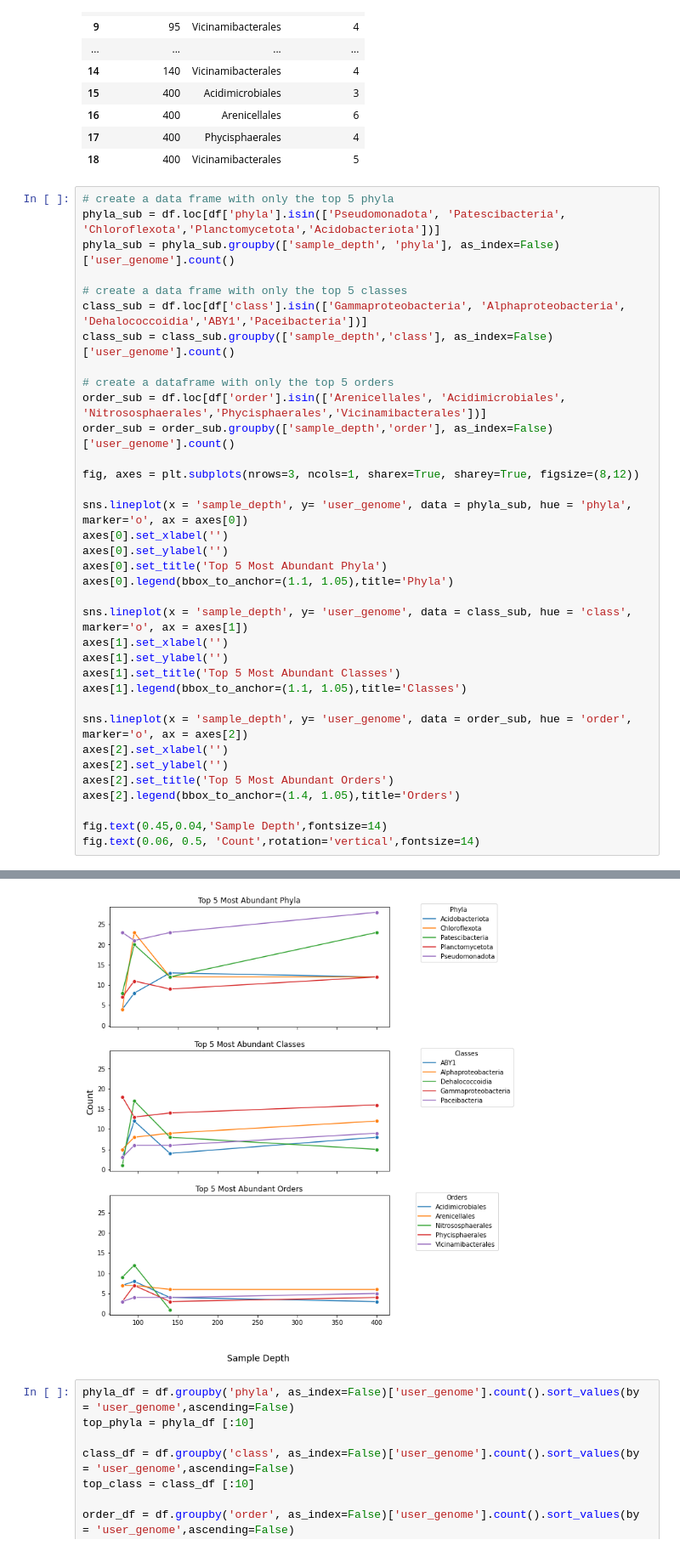
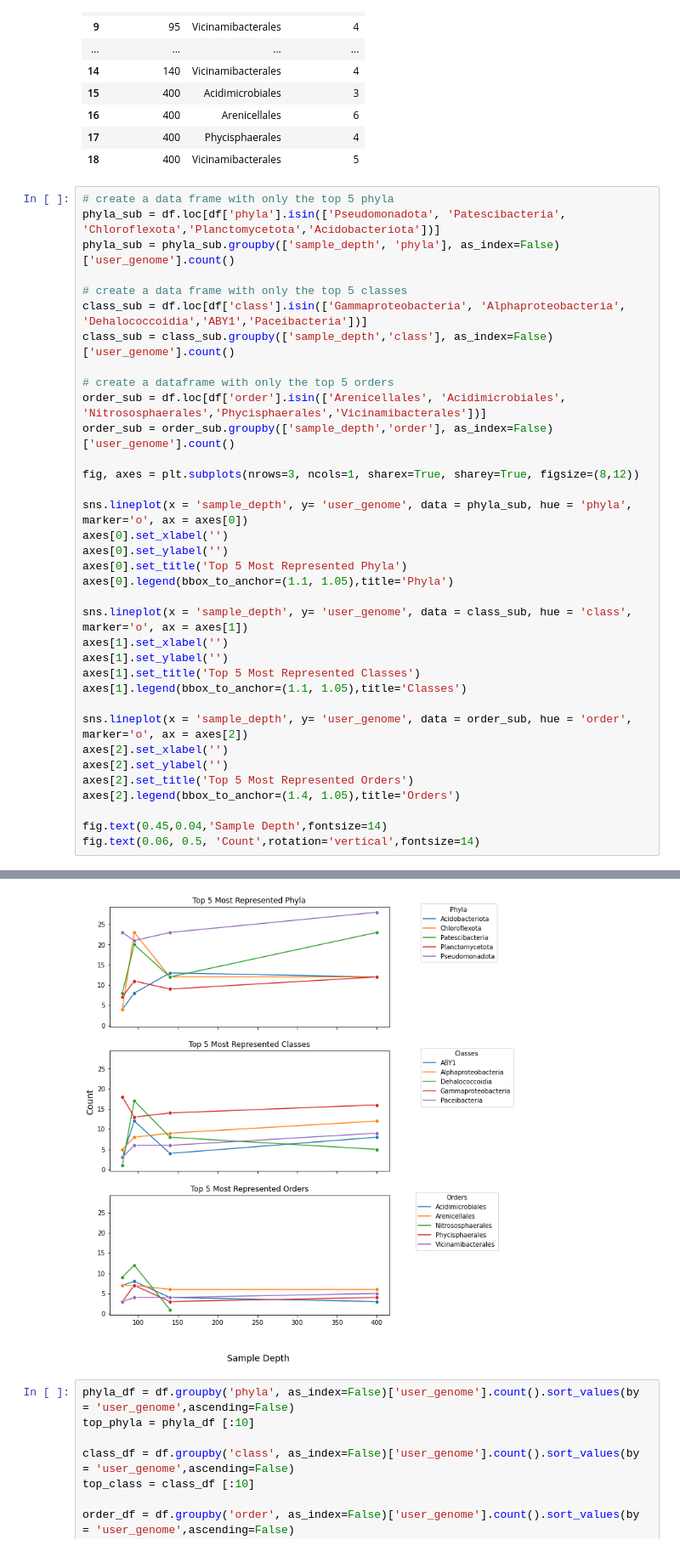
Before and after one commit to mdherring/OMZ_MH_Analysis, a Jupyter notebook: 04_MAG_gtdbtk-jb.ipynb, the cells around one changed output, grey strips where cells are left out. Shown at 85% size. Drawn from its saved outputs; the diff is of its cells as text.

```diff
--- a/04_MAG_gtdbtk-jb.ipynb
+++ b/04_MAG_gtdbtk-jb.ipynb
@@ -161,37 +161,37 @@ phyla_sub = phyla_sub.groupby(['sample_depth', 'phyla'], as_index=False)['user_g
 
 # create a data frame with only the top 5 classes
 class_sub = df.loc[df['class'].isin(['Gammaproteobacteria', 'Alphaproteobacteria', 'Dehalococcoidia','ABY1','Paceibacteria'])]
 class_sub = class_sub.groupby(['sample_depth','class'], as_index=False)['user_genome'].count()
 
 # create a dataframe with only the top 5 orders
 order_sub = df.loc[df['order'].isin(['Arenicellales', 'Acidimicrobiales', 'Nitrososphaerales','Phycisphaerales','Vicinamibacterales'])]
 order_sub = order_sub.groupby(['sample_depth','order'], as_index=False)['user_genome'].count()
 
 fig, axes = plt.subplots(nrows=3, ncols=1, sharex=True, sharey=True, figsize=(8,12))
 
 sns.lineplot(x = 'sample_depth', y= 'user_genome', data = phyla_sub, hue = 'phyla', marker='o', ax = axes[0])
 axes[0].set_xlabel('')
 axes[0].set_ylabel('')
-axes[0].set_title('Top 5 Most Abundant Phyla')
+axes[0].set_title('Top 5 Most Represented Phyla')
 axes[0].legend(bbox_to_anchor=(1.1, 1.05),title='Phyla')
 
 sns.lineplot(x = 'sample_depth', y= 'user_genome', data = class_sub, hue = 'class',  marker='o', ax = axes[1])
 axes[1].set_xlabel('')
 axes[1].set_ylabel('')
-axes[1].set_title('Top 5 Most Abundant Classes')
+axes[1].set_title('Top 5 Most Represented Classes')
 axes[1].legend(bbox_to_anchor=(1.1, 1.05),title='Classes')
 
 sns.lineplot(x = 'sample_depth', y= 'user_genome', data = order_sub, hue = 'order',  marker='o', ax = axes[2])
 axes[2].set_xlabel('')
 axes[2].set_ylabel('')
-axes[2].set_title('Top 5 Most Abundant Orders')
+axes[2].set_title('Top 5 Most Represented Orders')
 axes[2].legend(bbox_to_anchor=(1.4, 1.05),title='Orders')
 
 fig.text(0.45,0.04,'Sample Depth',fontsize=14)
 fig.text(0.06, 0.5, 'Count',rotation='vertical',fontsize=14)
 # %% [output]
 Text(0.06, 0.5, 'Count')
-[figure, old version]
+[figure, new version]
 # %%
 phyla_df = df.groupby('phyla', as_index=False)['user_genome'].count().sort_values(by = 'user_genome',ascending=False)
 top_phyla = phyla_df [:10]
```
Also changed, not shown: parts of 1 cell of this notebook.
